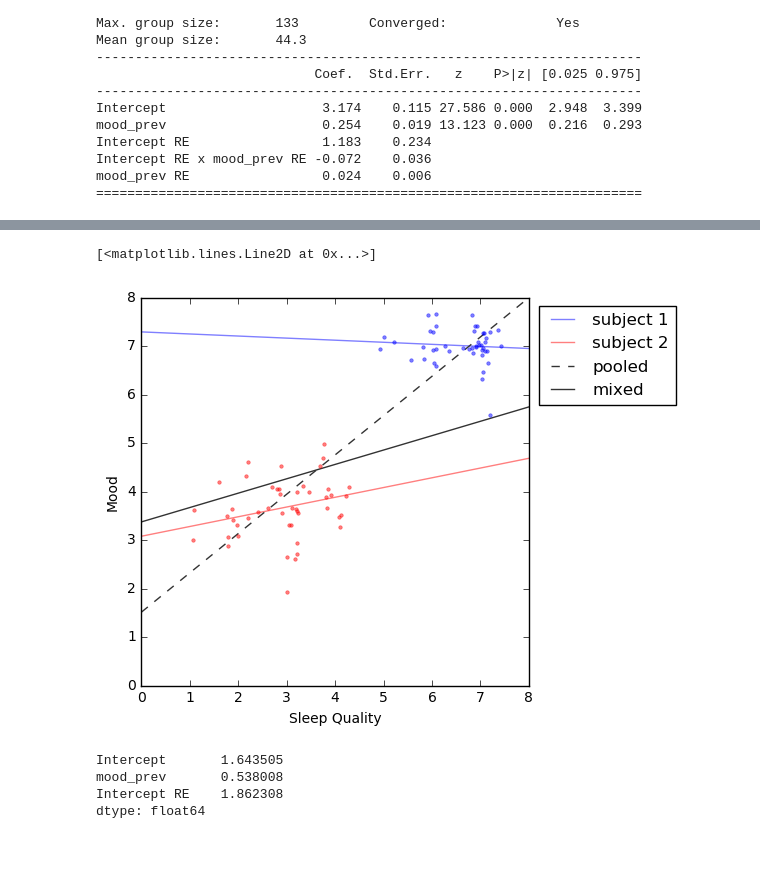
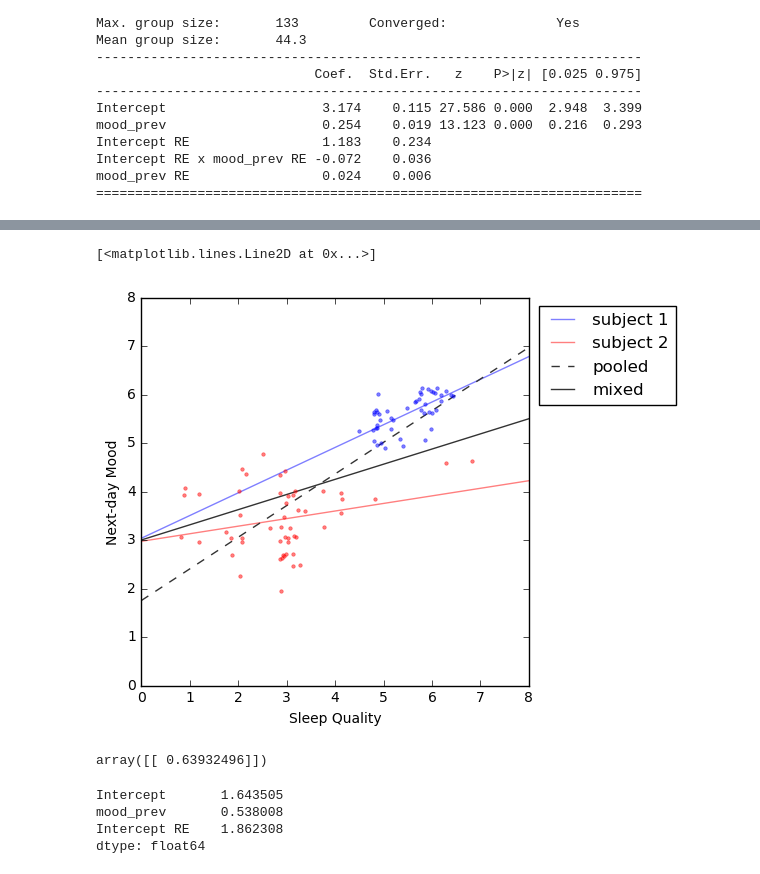
Before and after one commit to striantafillou/causality, a Jupyter notebook: mixed_effects.ipynb, the cells around one changed output, grey strips where cells are left out. Cells and saved outputs as stored; diff of their text form; code cells hidden in the pictures.

```diff
--- a/mixed_effects.ipynb
+++ b/mixed_effects.ipynb
@@ -207,42 +204,54 @@ quality        0.4940      0.007     73.222      0.000         0.481     0.507
 # %%
-ind1 = 49
-ind2 = 149
+from psm_causal_effects import psm_causal_effects
+import matplotlib.pyplot as plt
+%matplotlib inline
+
+ind1 = 40
+ind2 = 140
 
 plt.figure(figsize=[5,5])
 plt.plot([0,8], [betas_s2m[ind1, 0],betas_s2m[ind1,0]+betas_s2m[ind1,1]*8], linewidth=1, alpha=.5, color=(0,0,1))
 plt.plot([0,8], [betas_s2m[ind2, 0],betas_s2m[ind2,0]+betas_s2m[ind2,1]*8], linewidth=1, alpha=.5, color=(1,0,0))
 #plt.plot([0,8], [mdf.params[0],mdf.params[0]+mdf.params[1]*8], color=(.2,.2,.2), linewidth=1)
 
 data_2  = pd.concat([data[ind1], data[ind2]],axis=0)
-# keeping only relevant variables
-data_2 = data_2[['subject','mood','quality','mood_prev']]
+data_2 = data_2[['subject','mood','quality','mood_prev','daytype']]
 data_2 = data_2.dropna()
-data_2.reset_index(drop=True)
+data_2 = data_2.reset_index(drop=True)
 
 #pooled regression
 md = smf.glm('mood ~ quality', data_2)
 mdf = md.fit()
 plt.plot([0,8], [mdf.params[0],mdf.params[0]+mdf.params[1]*8], color=(.2,.2,.2), linewidth=1, linestyle='--')
 
 #mixed linear models regression
-md = smf.mixedlm('quality ~ mood_prev', data_2, groups=data_2['subject'], re_formula="~mood_prev")
+# md = smf.mixedlm('quality ~ mood_prev', data_2, groups=data_2['subject'], re_formula="~mood_prev")
+md = smf.mixedlm('mood ~ quality', data_2, groups=data_2['subject'], re_formula="~quality")
 mdf = md.fit()
 plt.plot([0,8], [mdf.params[0],mdf.params[0]+mdf.params[1]*8], color=(.2,.2,.2), linewidth=1)
 
+#psm
+# coef = psm_causal_effects(treatment=data_2['quality'], outcome=data_2['mood'], confound=['mood_prev','stress_prev','daytype'], scorefun='unmatched', output='linear')
+
 plt.xlabel('Sleep Quality')
-plt.ylabel('Mood')
+plt.ylabel('Next-day Mood')
 plt.xlim([0,8])
 plt.ylim([0,8])
 
 plt.legend(['subject 1','subject 2','pooled','mixed'],bbox_to_anchor=(1.4, 1))
 
 plt.plot(data[ind1]['quality']+0.2*np.random.randn(data[ind1].shape[0]),data[ind1]['mood']+0.075*np.random.randn(data[ind1].shape[0]),'.',markersize=5,\
         color=(0,0,1),alpha=.5)
 plt.plot(data[ind2]['quality']+0.2*np.random.randn(data[ind2].shape[0]),data[ind2]['mood']+0.075*np.random.randn(data[ind2].shape[0]),'.',markersize=5,\
         color=(1,0,0),alpha=.5)
+# plt.box('off')
 # %% [output]
 [<matplotlib.lines.Line2D at 0x...>]
-[figure, old version]
+[figure, new version]
+# %%
+coefs
+# %% [output]
+array([[ 0.63932496]])
 # %%
 mdf.params
 # %% [output]
```
Also changed, not shown: parts of 8 cells of this notebook, 5 other files.
